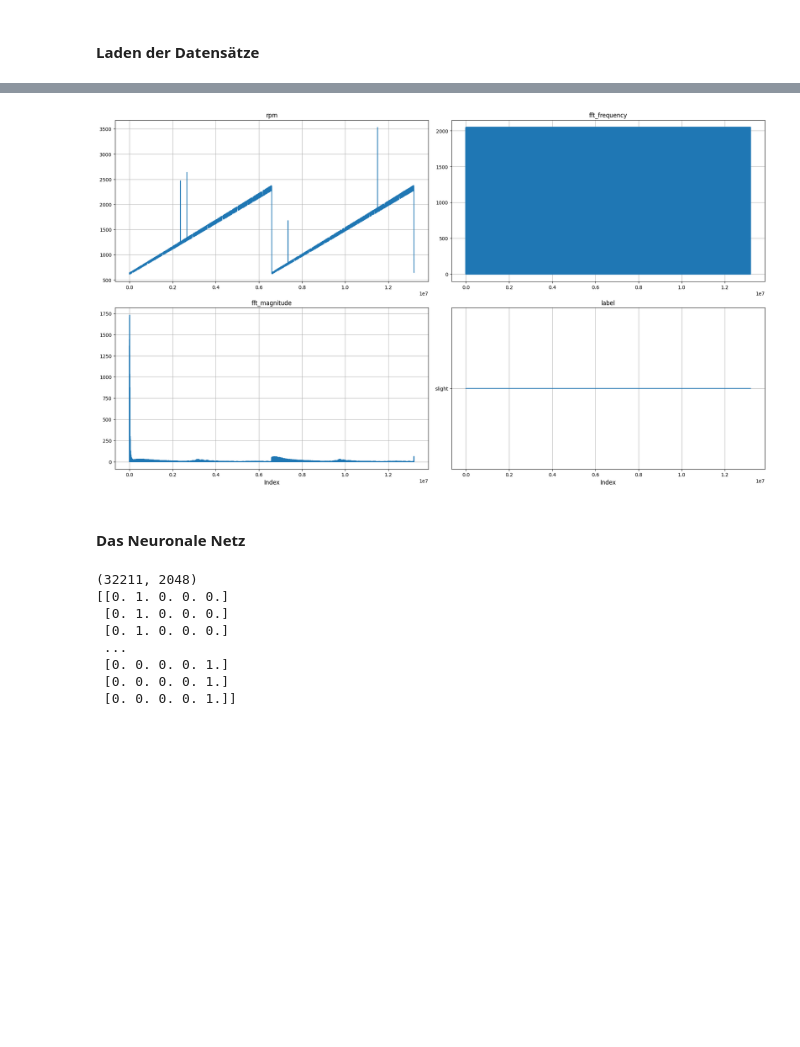
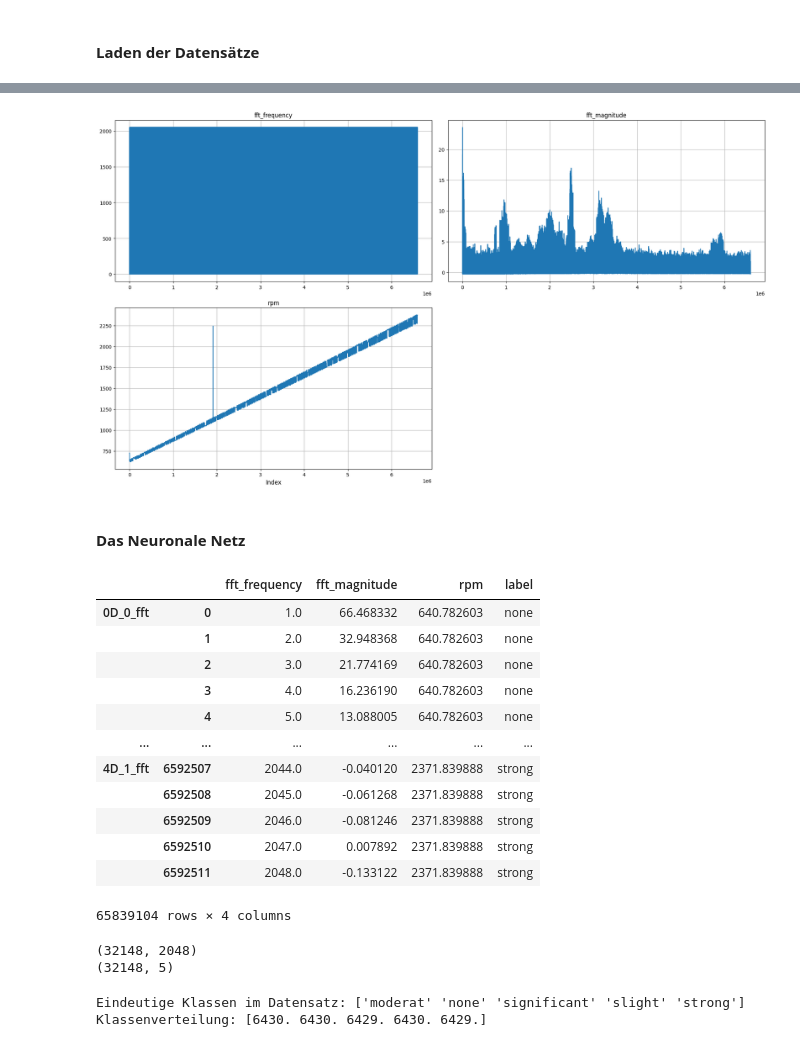
Before and after one commit to ninakuhlen/ai-gear-fault-detection, a Jupyter notebook: notebooks/fft_net.ipynb, the cells around one changed output, grey strips where cells are left out. Saved outputs shown, nothing was run; the diff lists cells and outputs as text; code cells hidden in the pictures; blank space fills up the shorter version.

```diff
--- a/notebooks/fft_net.ipynb
+++ b/notebooks/fft_net.ipynb
@@ -19,7 +19,7 @@ import src.visualization as vis
 import src.model_constructor as mc
 # %%
 # set the source directory for the preprocessed data to use
-SOURCE: str = "d25dcf77-8463-4151-9135-bc014da98d7c"
+SOURCE: str = "1369c9db-a3bc-4a53-932f-e54121ff6b6f"
 
 # setup a single index for control purposes
 CONTROL_INDEX: int = 1
@@ -54,7 +58,7 @@ READING COMPLETED
 vis.plot_columns_as_subplots(development_data[CONTROL_INDEX],
                              development_data[CONTROL_INDEX].columns)
 # %% [output]
-[figure, old version]
+[figure, new version]
 # %% [markdown]
 #### **Das Neuronale Netz**
 # %%
@@ -62,40 +66,75 @@ from sklearn.preprocessing import LabelEncoder, OneHotEncoder
 from tensorflow.keras.utils import to_categorical
 from pandas import concat
 
+def shuffle_data_and_labels(data, labels):
+    # Überprüfen, ob die Anzahl der Datenpunkte und Labels gleich ist
+    assert data.shape[0] == labels.shape[0], "Anzahl der Datenpunkte muss der Anzahl der Labels entsprechen."
+
+    # Erzeuge einen zufälligen Index
+    indices = np.arange(data.shape[0])
+    np.random.shuffle(indices)
+
+    # Wende den zufälligen Index auf beide Arrays an
+    shuffled_data = data[indices]
+    shuffled_labels = labels[indices]
+
+    return shuffled_data, shuffled_labels
+
+
 index = 1
 def prepare_data_for_input(datasets: list[DataFrame]):
     keys = []
-    for dataset in datasets:
+    for index, dataset in enumerate(datasets):
         keys.append(dataset.attrs["path"].stem)
+
+        # if dataset.attrs["unbalance"] == "none":
+        #     dataset["label"] = "none"
+        # else:
+        #     dataset["label"] = "some"
+
+        dataset["label"] = dataset.attrs["unbalance"]
+        datasets[index] = dataset
 
     return concat(datasets, keys=keys)
 
 
 ds = prepare_data_for_input(development_data)
+
+display(ds)
 
 training_samples = ds["fft_magnitude"].to_numpy()
 training_labels = ds["label"].to_numpy()
 
 
 
 training_samples = np.reshape(training_samples, (-1, 2048))
 training_labels = np.reshape(training_labels, (-1, 2048))
 training_labels = training_labels[:,0]
 
 # encode labels
 
 encoder = LabelEncoder()
 y_encoded = encoder.fit_transform(training_labels)
 y_one_hot = to_categorical(y_encoded, num_classes=5)
 
+
+training_samples, y_one_hot = shuffle_data_and_labels(training_samples, y_one_hot)
+
 print(training_samples.shape)
-print(y_one_hot)
+print(y_one_hot.shape)
 # %% [output]
+|  |  | fft_frequency | fft_magnitude | rpm | label |
+| 0D_0_fft | 0 | 1.0 | 66.468332 | 640.782603 | none |
+|  | 1 | 2.0 | 32.948368 | 640.782603 | none |
+|  | 2 | 3.0 | 21.774169 | 640.782603 | none |
+|  | 3 | 4.0 | 16.236190 | 640.782603 | none |
+|  | 4 | 5.0 | 13.088005 | 640.782603 | none |
+| ... | ... | ... | ... | ... | ... |
+| 4D_1_fft | 6592507 | 2044.0 | -0.040120 | 2371.839888 | strong |
+|  | 6592508 | 2045.0 | -0.061268 | 2371.839888 | strong |
+|  | 6592509 | 2046.0 | -0.081246 | 2371.839888 | strong |
+|  | 6592510 | 2047.0 | 0.007892 | 2371.839888 | strong |
+|  | 6592511 | 2048.0 | -0.133122 | 2371.839888 | strong |
-(32211, 2048)
-[[0. 1. 0. 0. 0.]
- [0. 1. 0. 0. 0.]
- [0. 1. 0. 0. 0.]
- ...
- [0. 0. 0. 0. 1.]
- [0. 0. 0. 0. 1.]
- [0. 0. 0. 0. 1.]]
+65839104 rows × 4 columns
+(32148, 2048)
+(32148, 5)
@@ -105,0 +141,10 @@ EPOCHS: int = 100
+# %%
+# Klassen
+print("Eindeutige Klassen im Datensatz:", np.unique(training_labels))
+
+# Klassenverteilung
+class_counts = np.sum(y_one_hot, axis=0)  # Summiere jede Spalte im One-Hot-Encoding
+print("Klassenverteilung:", class_counts)
+# %% [output]
+Eindeutige Klassen im Datensatz: ['moderat' 'none' 'significant' 'slight' 'strong']
+Klassenverteilung: [6430. 6430. 6429. 6430. 6429.]
```
Also changed, not shown: parts of 10 cells of this notebook, 7 other files.
